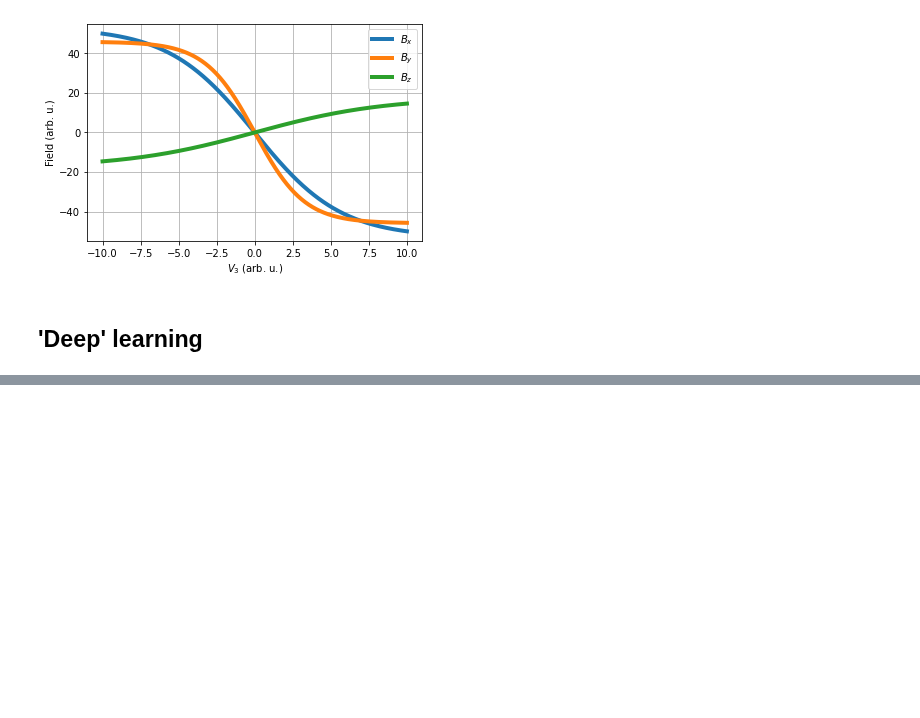
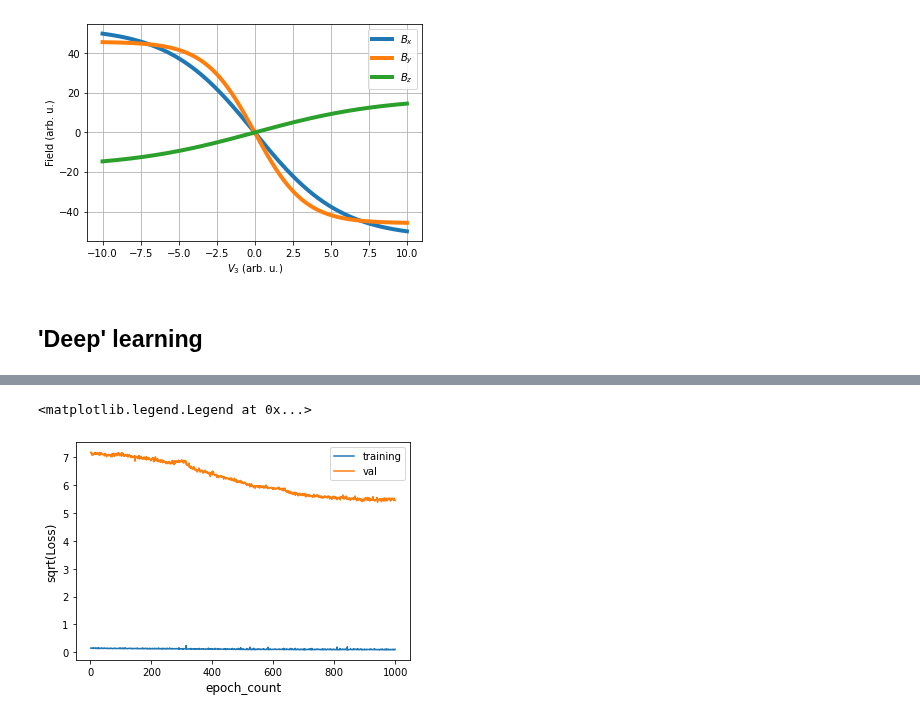
Before and after one commit to tretyakovmipt/TIRF-magnet-calibration, a Jupyter notebook: nonlinear_calibration.ipynb, the cells around one changed output, grey strips where cells are left out. Cells and saved outputs as stored; diff of their text form; code cells hidden in the pictures; blank space fills up the shorter version.

Commit message:
trained the model; so far the result is not great

```diff
--- a/nonlinear_calibration.ipynb
+++ b/nonlinear_calibration.ipynb
@@ -86,8 +86,12 @@ model = keras.models.Sequential([
 # Compile model
 model.compile(loss="mse", optimizer = keras.optimizers.Adam(), metrics=["mae"])
 # %%
-# Add a callback that stops training if mean absolute error does not improve for 300 epochs
-early_stopping_cb = keras.callbacks.EarlyStopping(patience=300, monitor='val_mae',restore_best_weights=True)
+# Add callbacks
+
+# Stops training if the mean absolute error does not improve for 300 epochs
+early_stopping_cb = keras.callbacks.EarlyStopping(patience=500, monitor='val_mae',restore_best_weights=True)
+# Saves the best model
+checkpoint_cb = keras.callbacks.ModelCheckpoint(filepath="models.hdf5",save_best_only=True, monitor='val_mae')
 # %%
 # Train model
-history = model.fit(B_train, Y_train, epochs=1000, validation_data=(B_test, Y_test),batch_size=8,callbacks=[checkpoint_cb,early_stopping_cb])
+history = model.fit(B_train, V_train, epochs=1000, validation_data=(B_val, V_val),batch_size=8,callbacks=[checkpoint_cb, early_stopping_cb])
@@ -93,0 +116,19 @@ history = model.fit(B_train, Y_train, epochs=1000, validation_data=(B_test, Y_te
+# %%
+# Plot training process
+
+h = history.history
+
+training_loss = np.array(h["loss"])
+test_loss = np.array(h["val_loss"])
+epoch_count = np.arange(len(training_loss)) + 1
+
+fig, ax = plt.subplots()
+ax.plot(epoch_count, np.sqrt(training_loss), label='training')
+ax.plot(epoch_count, np.sqrt(test_loss), label='val')
+ax.set_xlabel(r'epoch_count', fontsize=12)
+ax.set_ylabel(r'sqrt(Loss)', fontsize=12)
+ax.legend(loc=0)
+#ax.set_ylim(0, 0.3)
+# %% [output]
+<matplotlib.legend.Legend at 0x...>
+[figure, added]
```
Also changed, not shown: parts of 1 cell of this notebook.
